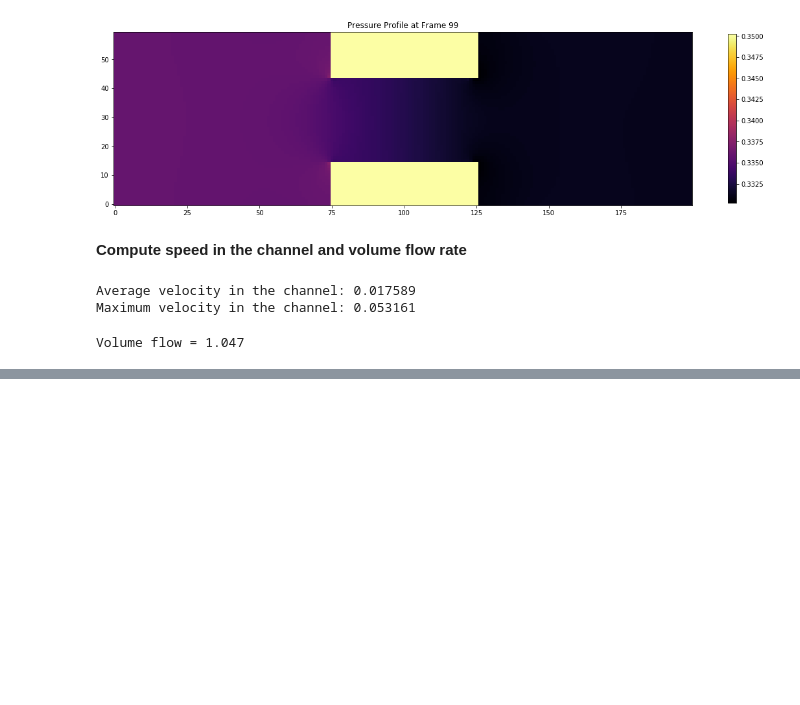
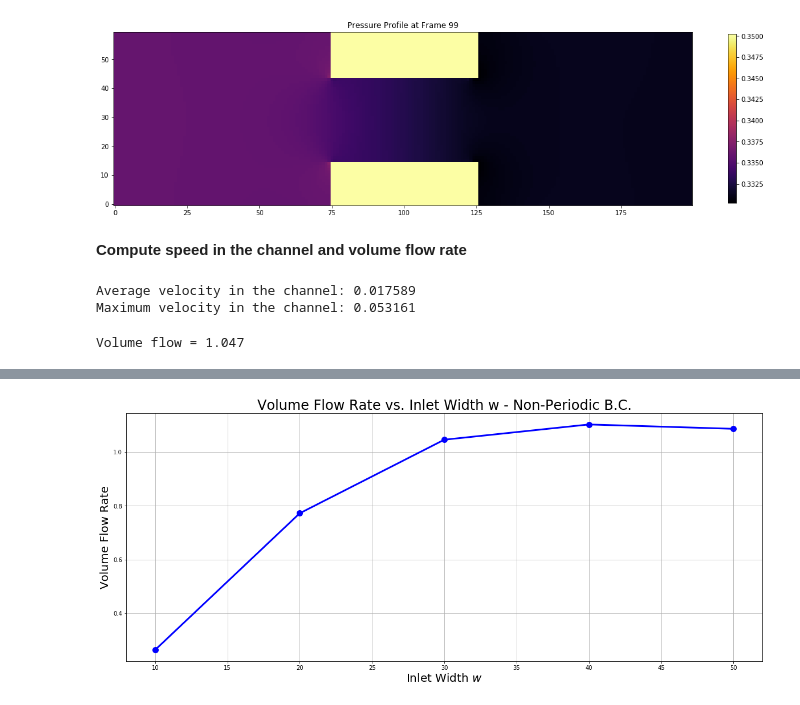
Before and after one commit to iacs-ac290r-2019/homework, a Jupyter notebook: hw2/lbm_7/viz.ipynb, the cells around one changed output, grey strips where cells are left out. Saved outputs shown, nothing was run; the diff lists cells and outputs as text; code cells hidden in the pictures; blank space fills up the shorter version.

```diff
--- a/hw2/lbm_7/viz.ipynb
+++ b/hw2/lbm_7/viz.ipynb
@@ -291,0 +331,10 @@ SyntaxError: unexpected EOF while parsing (<ipython-input-23-f76ae51ff617>, line
+# %%
+fig, ax = plt.subplots(figsize=(20,8))
+ax.set_title('Volume Flow Rate vs. Inlet Width w - Non-Periodic B.C.', fontsize=24)
+ax.set_xlabel('Inlet Width $w$', fontsize=20)
+ax.set_ylabel('Volume Flow Rate', fontsize=20)
+ax.plot(ws, flow_pbc_w, color='b', marker='o', linewidth=3.0, markersize=10)
+fig.savefig('../figs/lbm_mbc_flow_vs_w.png', bbox_inches='tight')
+ax.grid()
+# %% [output]
+[figure, added]
```
Also changed, not shown: parts of 16 cells of this notebook, 2 other files.
